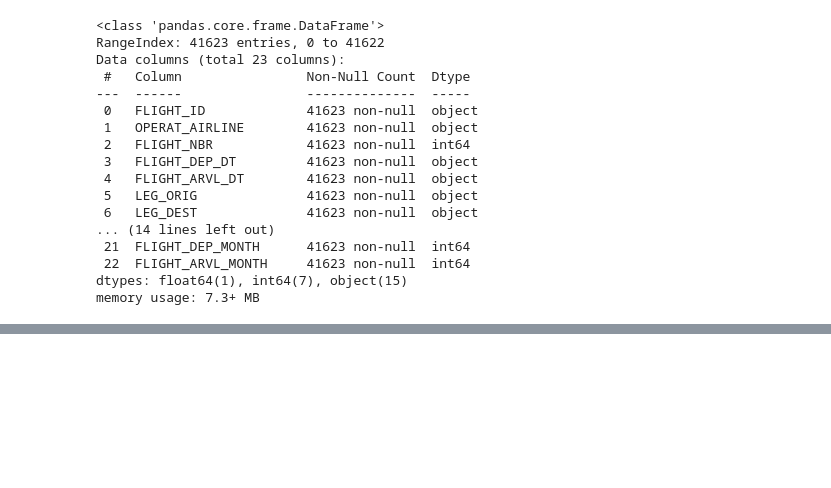
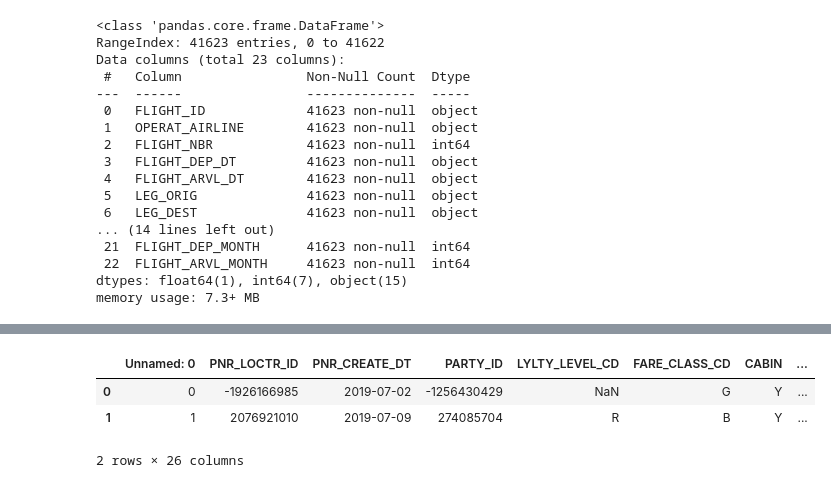
Before and after one commit to ShilpaSinghvi/AIML, a Jupyter notebook: Bags_Check_G.ipynb, the cells around one changed output, grey strips where cells are left out. Drawn from its saved outputs; the diff is of its cells as text; code cells hidden in the pictures; blank space fills up the shorter version.

```diff
--- a/Bags_Check_G.ipynb
+++ b/Bags_Check_G.ipynb
@@ -435,0 +430,7 @@ Testing Score :  0.8226125535647281
+# %%
+pax_score_df.head(2)
+# %% [output]
+|  | Unnamed: 0 | PNR_LOCTR_ID | PNR_CREATE_DT | PARTY_ID | LYLTY_LEVEL_CD | FARE_CLASS_CD | CABIN | ... |
+| 0 | 0 | -1926166985 | 2019-07-02 | -1256430429 | NaN | G | Y | ... |
+| 1 | 1 | 2076921010 | 2019-07-09 | 274085704 | R | B | Y | ... |
+2 rows × 26 columns
```
Also changed, not shown: parts of 39 cells of this notebook.
